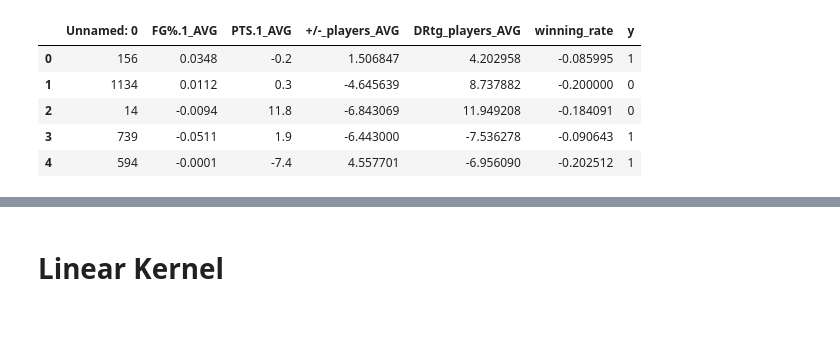
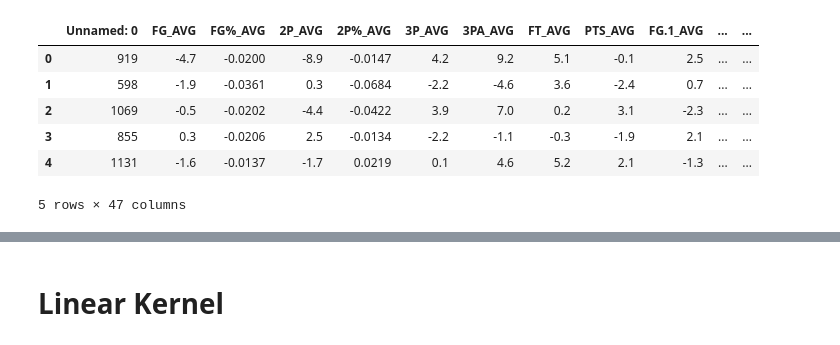
Before and after one commit to BobbyZhouZijian/CS3244-project, a Jupyter notebook: models/SVM.ipynb, the cells around one changed output, grey strips where cells are left out. Saved outputs shown, nothing was run; the diff lists cells and outputs as text; code cells hidden in the pictures.

```diff
--- a/models/SVM.ipynb
+++ b/models/SVM.ipynb
@@ -4,11 +9,13 @@ import numpy as np
 # %%
-train = pd.read_csv("../data_feature_selection/with winning rate/not_standardized/df_train_5_columns.csv")
-test = pd.read_csv("../data_feature_selection/with winning rate/not_standardized/df_test_5_columns.csv")
+train = pd.read_csv("../data_feature_selection/df_train.csv")
+test = pd.read_csv("../data_feature_selection/df_test.csv")
+
 train.head()
 # %% [output]
-|  | Unnamed: 0 | FG%.1_AVG | PTS.1_AVG | +/-_players_AVG | DRtg_players_AVG | winning_rate | y |
-| 0 | 156 | 0.0348 | -0.2 | 1.506847 | 4.202958 | -0.085995 | 1 |
-| 1 | 1134 | 0.0112 | 0.3 | -4.645639 | 8.737882 | -0.200000 | 0 |
-| 2 | 14 | -0.0094 | 11.8 | -6.843069 | 11.949208 | -0.184091 | 0 |
-| 3 | 739 | -0.0511 | 1.9 | -6.443000 | -7.536278 | -0.090643 | 1 |
-| 4 | 594 | -0.0001 | -7.4 | 4.557701 | -6.956090 | -0.202512 | 1 |
+|  | Unnamed: 0 | FG_AVG | FG%_AVG | 2P_AVG | 2P%_AVG | 3P_AVG | 3PA_AVG | FT_AVG | PTS_AVG | FG.1_AVG | ... | ... |
+| 0 | 919 | -4.7 | -0.0200 | -8.9 | -0.0147 | 4.2 | 9.2 | 5.1 | -0.1 | 2.5 | ... | ... |
+| 1 | 598 | -1.9 | -0.0361 | 0.3 | -0.0684 | -2.2 | -4.6 | 3.6 | -2.4 | 0.7 | ... | ... |
+| 2 | 1069 | -0.5 | -0.0202 | -4.4 | -0.0422 | 3.9 | 7.0 | 0.2 | 3.1 | -2.3 | ... | ... |
+| 3 | 855 | 0.3 | -0.0206 | 2.5 | -0.0134 | -2.2 | -1.1 | -0.3 | -1.9 | 2.1 | ... | ... |
+| 4 | 1131 | -1.6 | -0.0137 | -1.7 | 0.0219 | 0.1 | 4.6 | 5.2 | 2.1 | -1.3 | ... | ... |
+5 rows × 47 columns
```
Also changed, not shown: parts of 13 cells of this notebook, 3 other files.
